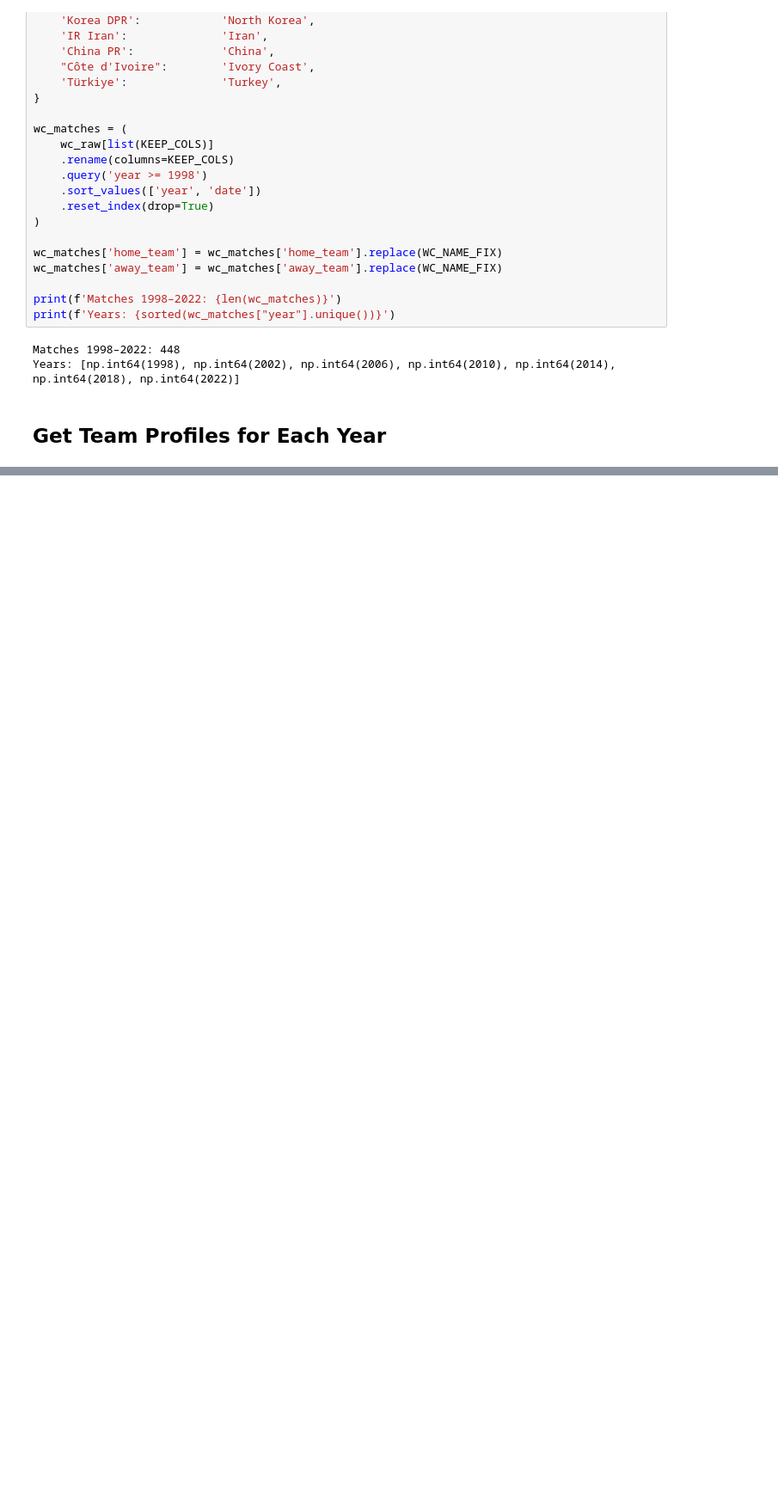
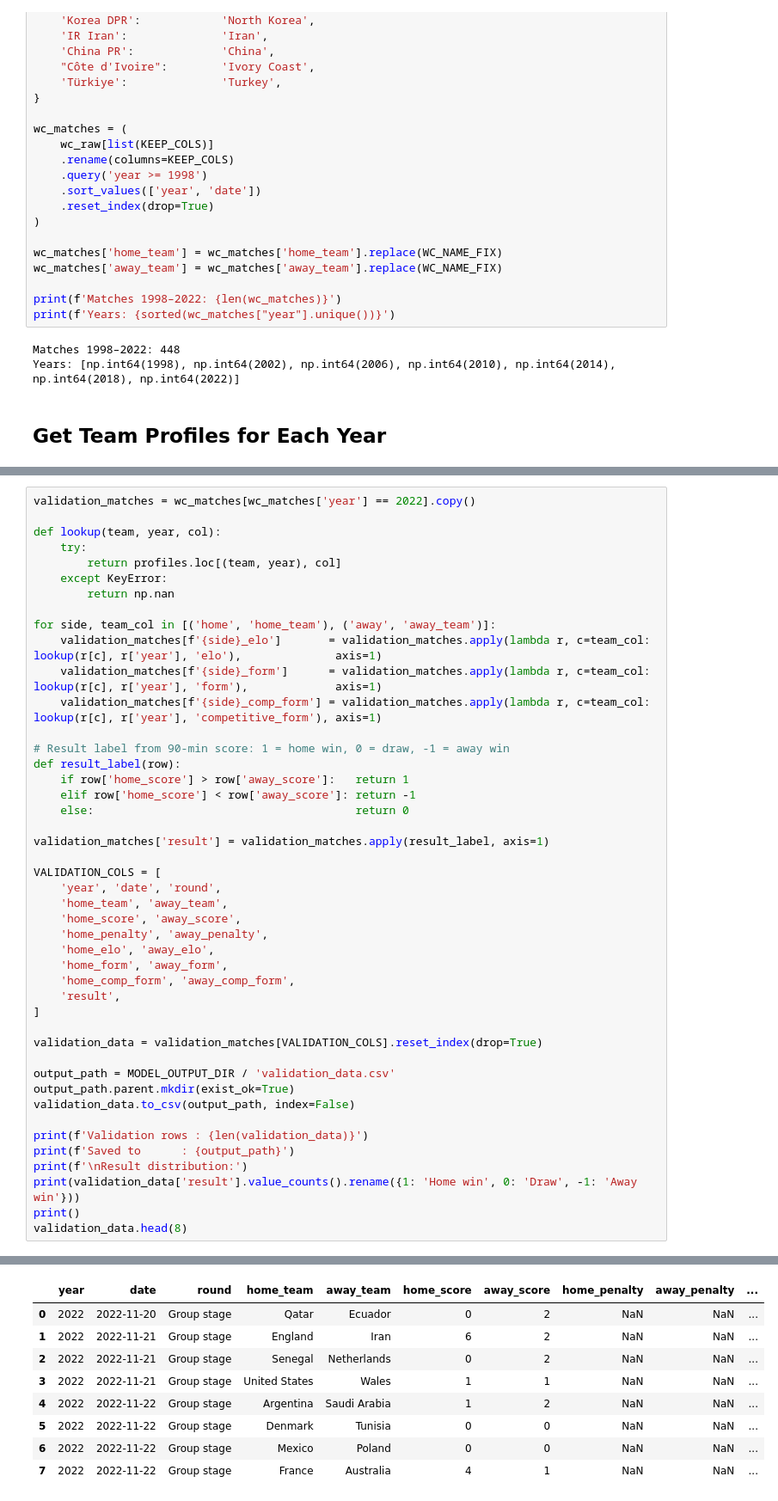
Before and after one commit to StefanIlic1/world-cup-predictions, a Jupyter notebook: src/02_functions_and_data.ipynb, the cells around one changed output, grey strips where cells are left out. Shown at 86% size. Cells and saved outputs as stored; diff of their text form; blank space fills up the shorter version.

```diff
--- a/src/02_training_data.ipynb
+++ b/src/02_functions_and_data.ipynb
@@ -408,0 +480,46 @@ team_profiles.head(32)
+# %%
+validation_matches = wc_matches[wc_matches['year'] == 2022].copy()
+
+def lookup(team, year, col):
+    try:
+        return profiles.loc[(team, year), col]
+    except KeyError:
+        return np.nan
+
+for side, team_col in [('home', 'home_team'), ('away', 'away_team')]:
+    validation_matches[f'{side}_elo']       = validation_matches.apply(lambda r, c=team_col: lookup(r[c], r['year'], 'elo'),              axis=1)
+    validation_matches[f'{side}_form']      = validation_matches.apply(lambda r, c=team_col: lookup(r[c], r['year'], 'form'),             axis=1)
+    validation_matches[f'{side}_comp_form'] = validation_matches.apply(lambda r, c=team_col: lookup(r[c], r['year'], 'competitive_form'), axis=1)
+
+# Result label from 90-min score: 1 = home win, 0 = draw, -1 = away win
+def result_label(row):
+    if row['home_score'] > row['away_score']:   return 1
+    elif row['home_score'] < row['away_score']: return -1
+    else:                                       return 0
+
+validation_matches['result'] = validation_matches.apply(result_label, axis=1)
+
+VALIDATION_COLS = [
+    'year', 'date', 'round',
+    'home_team', 'away_team',
+    'home_score', 'away_score',
+    'home_penalty', 'away_penalty',
+    'home_elo', 'away_elo',
+    'home_form', 'away_form',
+    'home_comp_form', 'away_comp_form',
+    'result',
+]
+
+validation_data = validation_matches[VALIDATION_COLS].reset_index(drop=True)
+
+output_path = MODEL_OUTPUT_DIR / 'validation_data.csv'
+output_path.parent.mkdir(exist_ok=True)
+validation_data.to_csv(output_path, index=False)
+
+print(f'Validation rows : {len(validation_data)}')
+print(f'Saved to      : {output_path}')
+print(f'\nResult distribution:')
+print(validation_data['result'].value_counts().rename({1: 'Home win', 0: 'Draw', -1: 'Away win'}))
+print()
+validation_data.head(8)
+# %% [output]
@@ -408,0 +535,9 @@ team_profiles.head(32)
+|  | year | date | round | home_team | away_team | home_score | away_score | home_penalty | away_penalty | ... |
+| 0 | 2022 | 2022-11-20 | Group stage | Qatar | Ecuador | 0 | 2 | NaN | NaN | ... |
+| 1 | 2022 | 2022-11-21 | Group stage | England | Iran | 6 | 2 | NaN | NaN | ... |
+| 2 | 2022 | 2022-11-21 | Group stage | Senegal | Netherlands | 0 | 2 | NaN | NaN | ... |
+| 3 | 2022 | 2022-11-21 | Group stage | United States | Wales | 1 | 1 | NaN | NaN | ... |
+| 4 | 2022 | 2022-11-22 | Group stage | Argentina | Saudi Arabia | 1 | 2 | NaN | NaN | ... |
+| 5 | 2022 | 2022-11-22 | Group stage | Denmark | Tunisia | 0 | 0 | NaN | NaN | ... |
+| 6 | 2022 | 2022-11-22 | Group stage | Mexico | Poland | 0 | 0 | NaN | NaN | ... |
+| 7 | 2022 | 2022-11-22 | Group stage | France | Australia | 4 | 1 | NaN | NaN | ... |
```
Also changed, not shown: parts of 6 cells of this notebook, 3 other files.
